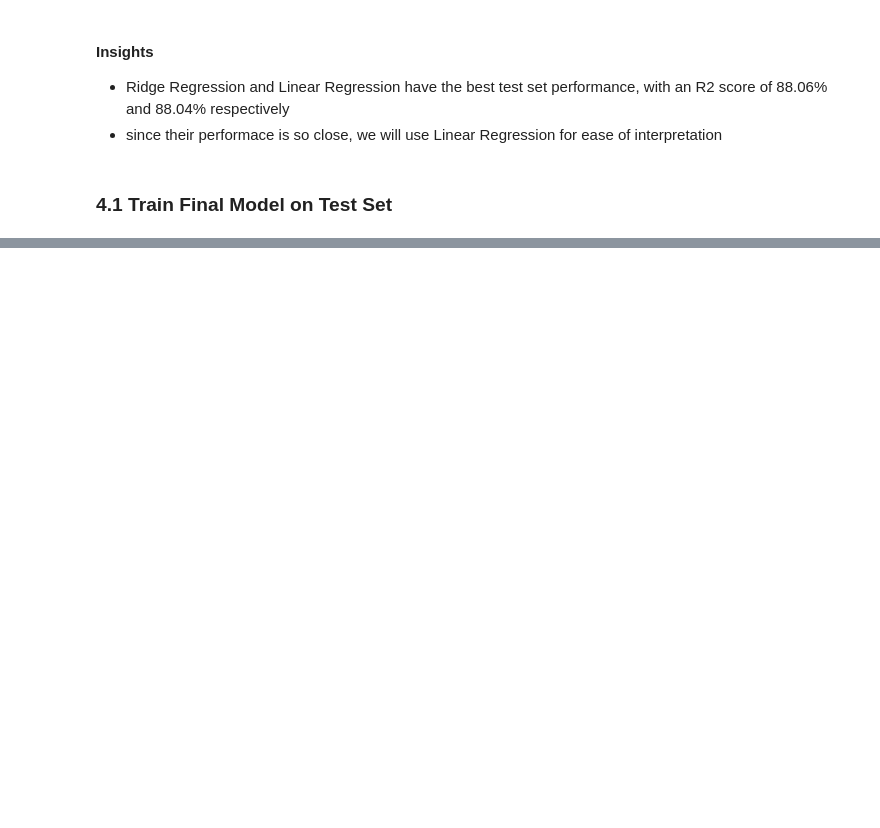
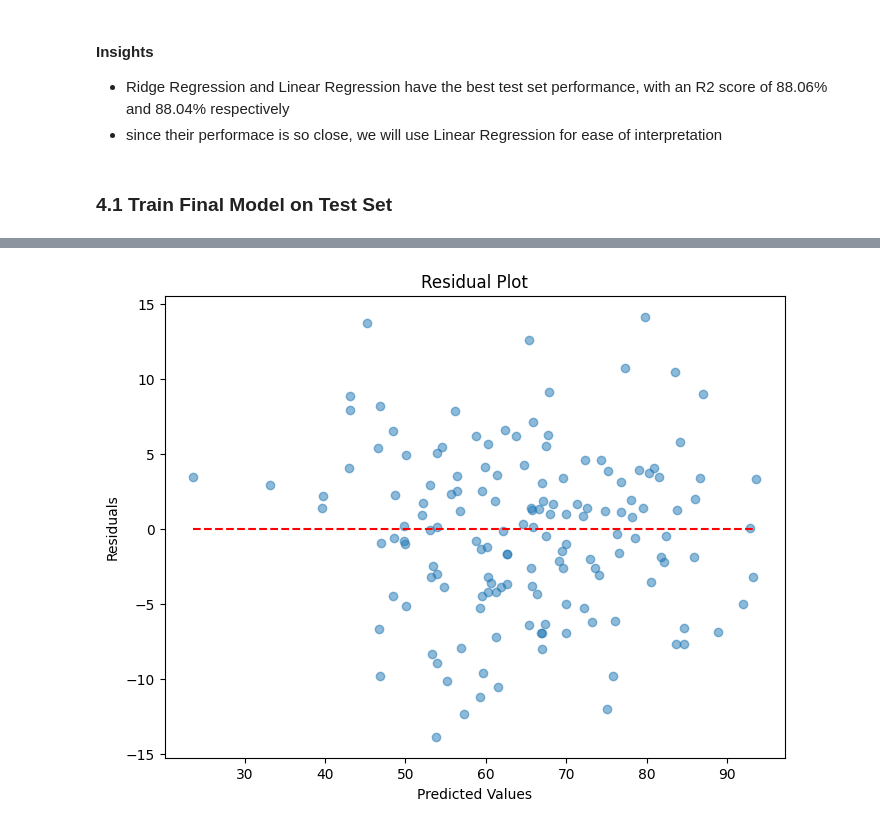
Before and after one commit to hilpresent/ml-project, a Jupyter notebook: notebook/MODEL_TRAINING.ipynb, the cells around one changed output, grey strips where cells are left out. Saved outputs shown, nothing was run; the diff lists cells and outputs as text; code cells hidden in the pictures; blank space fills up the shorter version.

```diff
--- a/notebook/MODEL_TRAINING.ipynb
+++ b/notebook/MODEL_TRAINING.ipynb
@@ -291,0 +259,14 @@ Uncertainty (MAE): 0.00
+# %%
+plt.figure(figsize=(8, 6))
+
+residuals = y_test - y_test_pred
+
+plt.scatter(y_test_pred, residuals, alpha=0.5)
+plt.hlines(0, xmin=y_test_pred.min(), xmax=y_test_pred.max(), colors='red', linestyles='dashed')
+plt.xlabel('Predicted Values')
+plt.ylabel('Residuals')
+plt.title('Residual Plot')
+
+plt.show()
+# %% [output]
+[figure, added]
```
Also changed, not shown: parts of 26 cells of this notebook.
